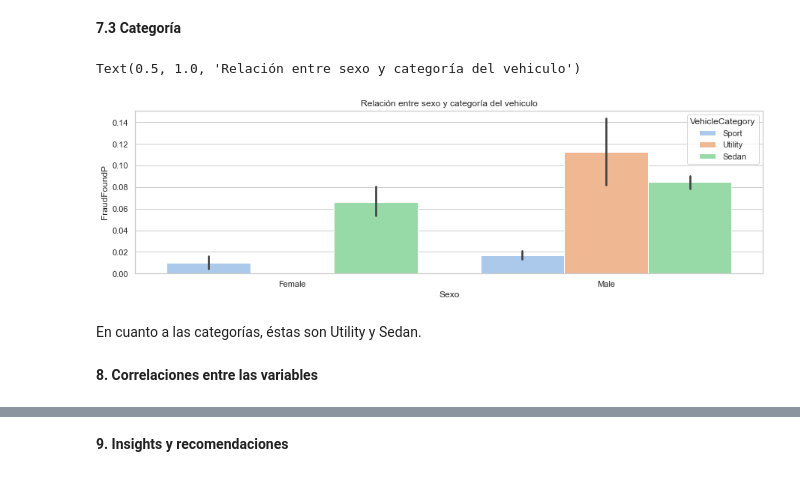
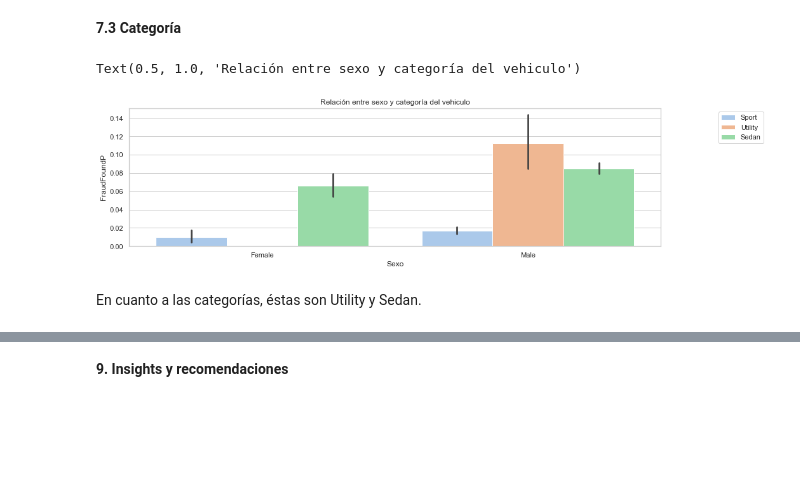
Before and after one commit to moniq0108/DataScience-Qin-entregables-varios, a Jupyter notebook: Data_StoryTelling_insight+Qin.ipynb, the cells around one changed output, grey strips where cells are left out. Saved outputs shown, nothing was run; the diff lists cells and outputs as text; code cells hidden in the pictures; blank space fills up the shorter version.

```diff
--- a/Data_StoryTelling_insight+Qin.ipynb
+++ b/Data_StoryTelling_insight+Qin.ipynb
@@ -361,13 +401,13 @@ Las top 5 marcas reportadas en denuncias fraudulentas son: Pontiac, Toyota, Hond
 # %%
 sns.set(style="whitegrid")
 plt.figure(figsize=(15,4))
 ax=sns.barplot(x = 'Sex', y = 'FraudFoundP', hue = 'VehicleCategory', data = df_cleaned,palette='pastel')
 plt.xlabel('Sexo')
+
+plt.legend(loc='upper right', bbox_to_anchor=(1.2, 1))
 plt.title('Relación entre sexo y categoría del vehiculo')
 # %% [output]
 Text(0.5, 1.0, 'Relación entre sexo y categoría del vehiculo')
-[figure, old version]
+[figure, new version]
 # %% [markdown]
 En cuanto a las categorías, éstas son Utility y Sedan.
-# %% [markdown]
-**8. Correlaciones entre las variables**
```
Also changed, not shown: parts of 42 cells of this notebook.
